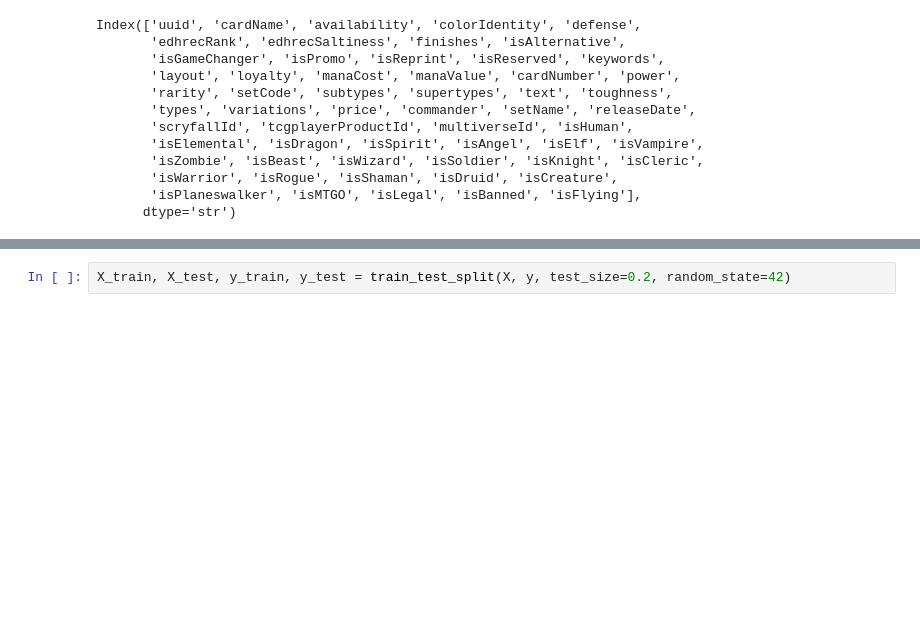
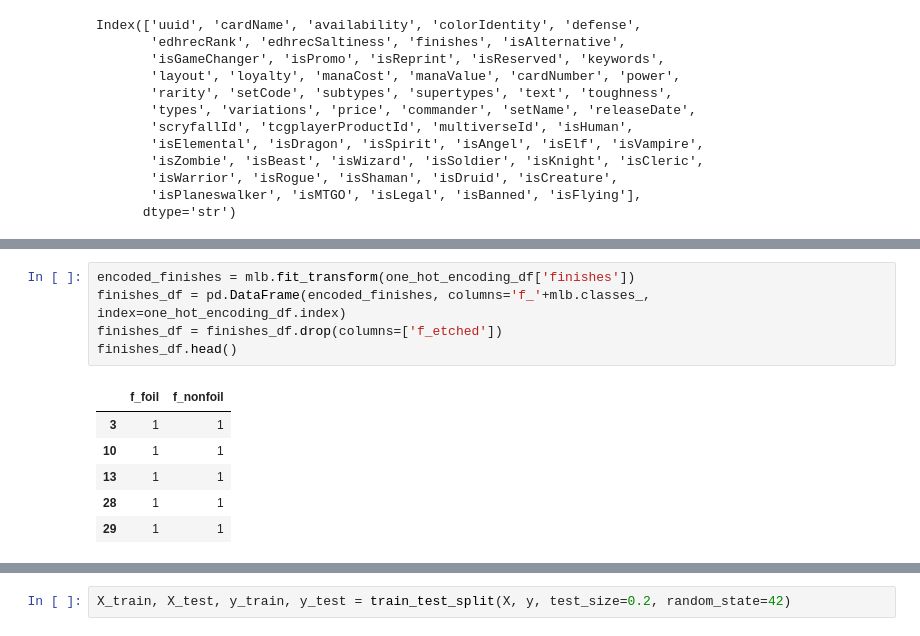
Before and after one commit to janelmjackson/understanding-mtg-card-value-through-ml, a Jupyter notebook: mtgjson_knn_reg.ipynb, the cells around one changed output, grey strips where cells are left out. Saved outputs shown, nothing was run; the diff lists cells and outputs as text; blank space fills up the shorter version.

```diff
--- a/mtgjson_knn_reg.ipynb
+++ b/mtgjson_knn_reg.ipynb
@@ -60,0 +252,12 @@ for col in creature_dummies_before:
+# %%
+encoded_finishes = mlb.fit_transform(one_hot_encoding_df['finishes'])
+finishes_df = pd.DataFrame(encoded_finishes, columns='f_'+mlb.classes_, index=one_hot_encoding_df.index)
+finishes_df = finishes_df.drop(columns=['f_etched'])
+finishes_df.head()
+# %% [output]
+|  | f_foil | f_nonfoil |
+| 3 | 1 | 1 |
+| 10 | 1 | 1 |
+| 13 | 1 | 1 |
+| 28 | 1 | 1 |
+| 29 | 1 | 1 |
```
Also changed, not shown: parts of 37 cells of this notebook.
